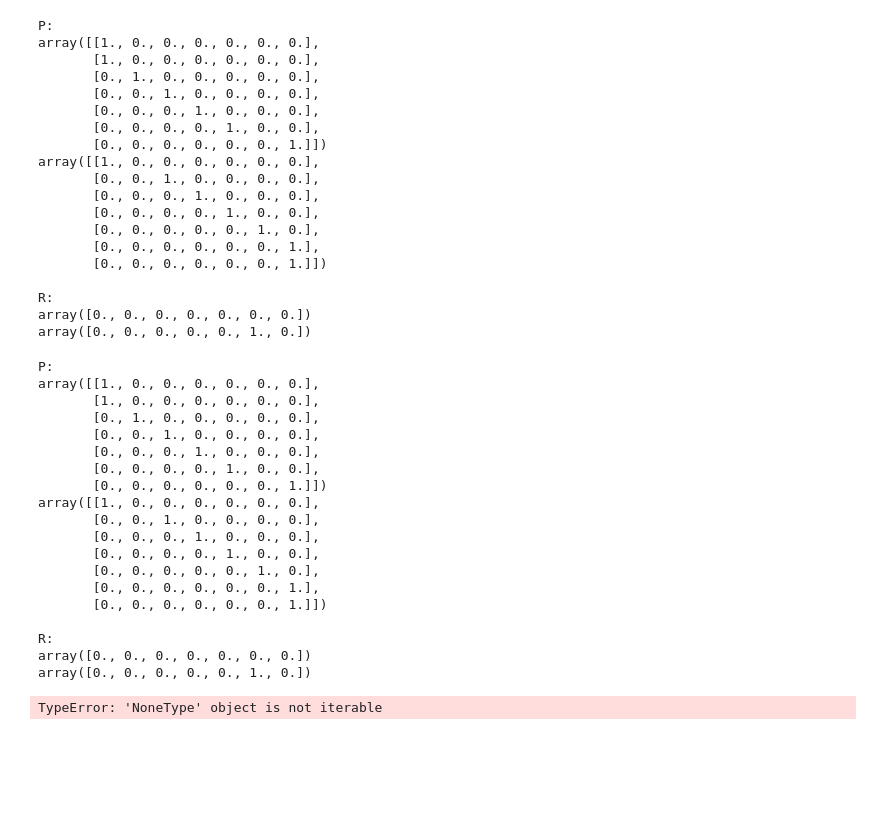
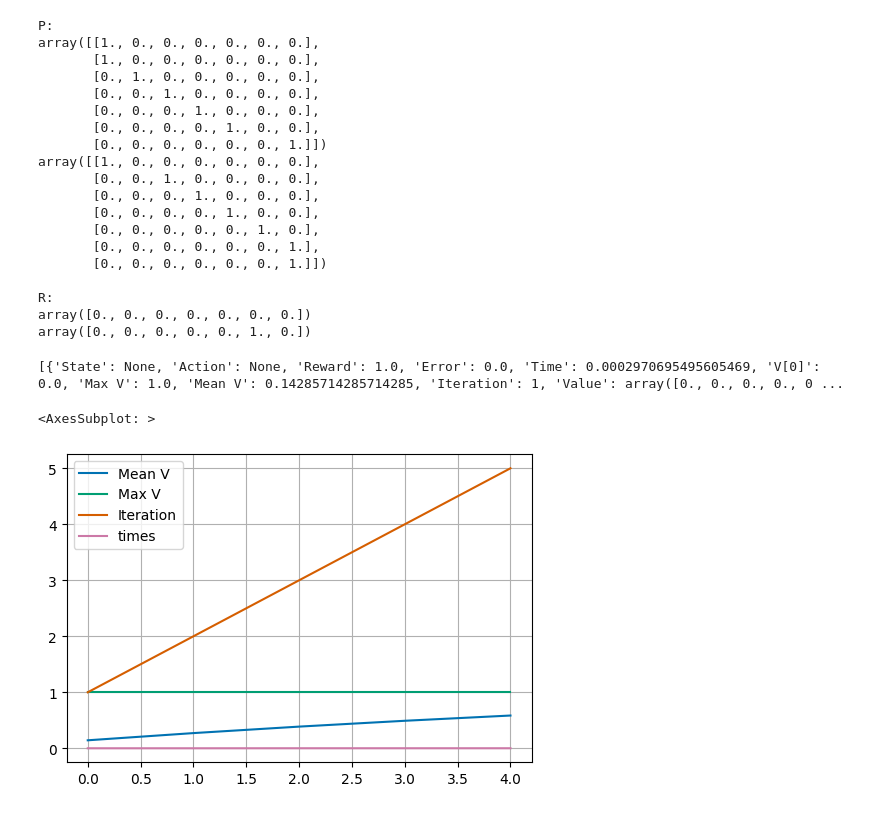
Before and after one commit to fonylew/machine-learning, a Jupyter notebook: reinforcement_learning/randomwalk.ipynb, the cells around one changed output. Drawn from its saved outputs; the diff is of its cells as text; code cells hidden in the pictures; blank space fills up the shorter version.

```diff
--- a/reinforcement_learning/randomwalk.ipynb
+++ b/reinforcement_learning/randomwalk.ipynb
@@ -148,14 +210,0 @@ max mean v 0.7128585707144285
-# %%
-args = {"transitions":P, "reward":R, "gamma":0.999,"epsilon":0.1, "max_iter":10**5, "skip_check":True}
-vi = mdp.ValueIteration(**args)
-vi.run()
-print(vi)
-vi_result = record(vi.run_stats, ["Mean V", "Max V", "Iteration"])
-num_iters = len(vi_result["Mean V"])
-print("max mean v", max(vi_result["Mean V"]))
-plot_data(vi_result["Iteration"], vi_result["Mean V"],
-                 "Iteration", "Mean Value", "Value Iteration: mean value [Random Walk]", figure_size=(6,4))
-plot_data(vi_result["Iteration"], vi_result["Max V"],
-                 "Iteration", "Max Value", "Value Iteration: max value [Random Walk]", figure_size=(6,4))
-plot_data(vi_result["Iteration"], vi_result["times"],
-                 "Iteration", "time(seconds)", "Value Iteration: time elapse [Random Walk]", figure_size=(6,4))
@@ -239,37 +268,7 @@ pi.run_stats
-# %%
-pi = mdp.PolicyIterationModified(P, R, 0.9999, epsilon=0.01, max_iter=10**6, skip_check=True)
-pi.run()
-print(pi)
-pi_result = record(pi.run_stats, ["Mean V", "Max V"])
-num_iters = len(pi_result["Mean V"])
-print("max mean v", max(pi_result["Mean V"]))
-plot_data(pi_result["Iteration"], pi_result["Mean V"],
-                 "Iteration", "Mean Value", "Policy Iteration: mean value [Random Walk]", figure_size=(6,4))
-plot_data(pi_result["Iteration"], pi_result["Max V"],
-                 "Iteration", "Max Value", "Policy Iteration: max value [Random Walk]", figure_size=(6,4))
-plot_data(pi_result["Iteration"], pi_result["times"],
-                 "Iteration", "time(seconds)", "Policy Iteration: time elapse [Random Walk]", figure_size=(6,4))
-# %% [output]
-P:
-array([[1., 0., 0., 0., 0., 0., 0.],
-       [1., 0., 0., 0., 0., 0., 0.],
-       [0., 1., 0., 0., 0., 0., 0.],
-       [0., 0., 1., 0., 0., 0., 0.],
-       [0., 0., 0., 1., 0., 0., 0.],
-       [0., 0., 0., 0., 1., 0., 0.],
-       [0., 0., 0., 0., 0., 0., 1.]])
-array([[1., 0., 0., 0., 0., 0., 0.],
-       [0., 0., 1., 0., 0., 0., 0.],
-       [0., 0., 0., 1., 0., 0., 0.],
-       [0., 0., 0., 0., 1., 0., 0.],
-       [0., 0., 0., 0., 0., 1., 0.],
-       [0., 0., 0., 0., 0., 0., 1.],
-       [0., 0., 0., 0., 0., 0., 1.]])
-
-R:
-array([0., 0., 0., 0., 0., 0., 0.])
-array([0., 0., 0., 0., 0., 1., 0.])
-TypeError: 'NoneType' object is not iterable
+# %%
+print(pi.run_stats)
+# %% [output]
+[{'State': None, 'Action': None, 'Reward': 1.0, 'Error': 0.0, 'Time': 0.0002970695495605469, 'V[0]': 0.0, 'Max V': 1.0, 'Mean V': 0.14285714285714285, 'Iteration': 1, 'Value': array([0., 0., 0., 0., 0 ...
 # %%
 states = [10**s for s in range(2,4)]
 discounts = compose_discounts(5)
@@ -281,3 +280,23 @@ states = [10**s for s in range(1,4)]
 discounts = compose_discounts(3)
 discounts = [0.999999,0.9999999]
 epsilons = [0.01, 0.005, 0.001]
+# %%
+task = "Random Walk"
+method = "Policy Iteration"
+results = []
+x_list = [0.99999, 0.9999, 0.999, 0.99, 0.95, 0.9]
+for x in x_list:
+    args = {"transitions":P, "reward":R, "gamma":x,"epsilon":0.1, "max_iter":10**5, "skip_check":True, "run_stat_frequency":1}
+    pi = mdp.PolicyIterationModified(**args)
+    pi.run()
+
+    pi_result = record(pi.run_stats, ["Mean V", "Max V", "Iteration", "times"])
+    results.append(pi_result)
+    num_iters = len(pi_result["Mean V"])
+# %%
+import pandas as pd
+
+pd.DataFrame(record(pi.run_stats, ["Mean V", "Max V", "Iteration", "times"])).plot()
+# %% [output]
+<AxesSubplot: >
+[figure, added]
```
Also changed, not shown: parts of 21 cells of this notebook, 4 other files.
